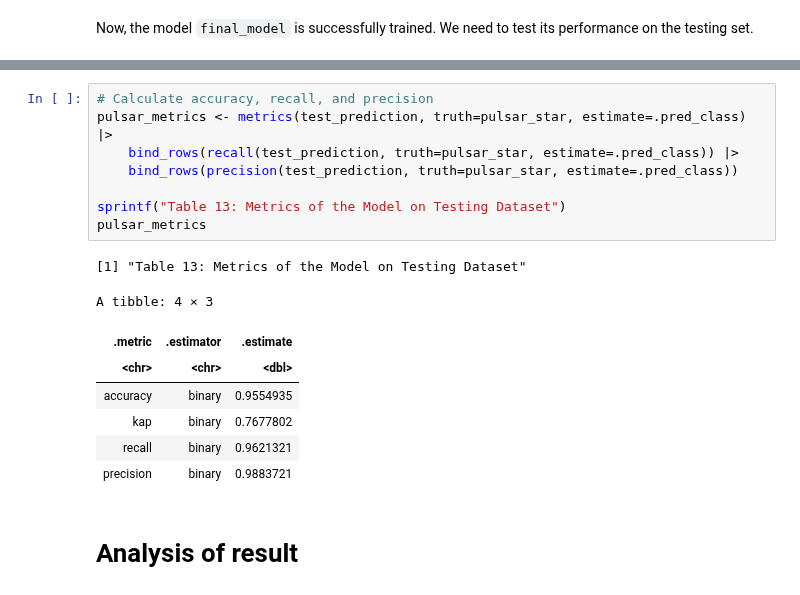
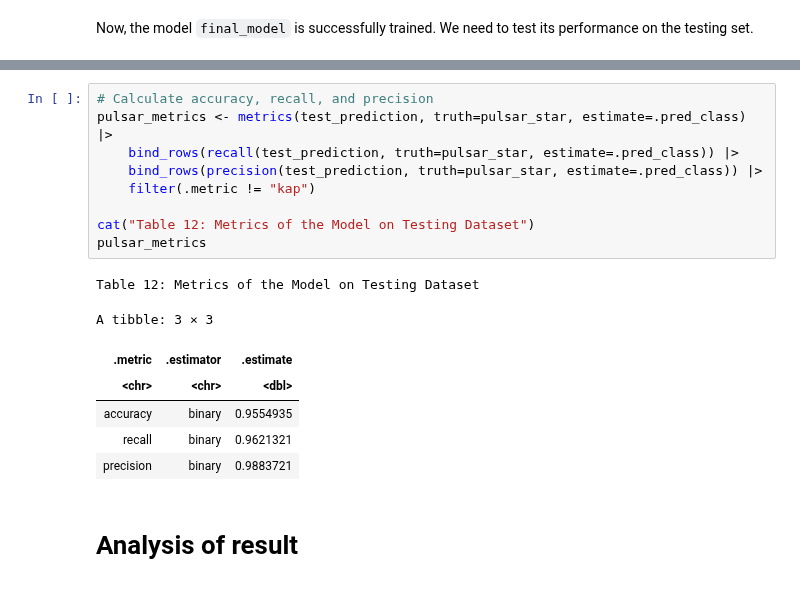
Before and after one commit to Lmh-java/dsci-100-2023w2-group-034, a Jupyter notebook: group_report.ipynb, the cells around one changed output, grey strips where cells are left out. Drawn from its saved outputs; the diff is of its cells as text.

```diff
--- a/group_report.ipynb
+++ b/group_report.ipynb
@@ -370,18 +396,18 @@ Prediction false true
 # %%
 # Calculate accuracy, recall, and precision
 pulsar_metrics <- metrics(test_prediction, truth=pulsar_star, estimate=.pred_class) |>
     bind_rows(recall(test_prediction, truth=pulsar_star, estimate=.pred_class)) |>
-    bind_rows(precision(test_prediction, truth=pulsar_star, estimate=.pred_class))
+    bind_rows(precision(test_prediction, truth=pulsar_star, estimate=.pred_class)) |>
+    filter(.metric != "kap")
 
-sprintf("Table 13: Metrics of the Model on Testing Dataset")
+cat("Table 12: Metrics of the Model on Testing Dataset")
 pulsar_metrics
 # %% [output]
-[1] "Table 13: Metrics of the Model on Testing Dataset"
+Table 12: Metrics of the Model on Testing Dataset
-A tibble: 4 × 3
+A tibble: 3 × 3
 | .metric | .estimator | .estimate |
 | <chr> | <chr> | <dbl> |
 | accuracy | binary | 0.9554935 |
-| kap | binary | 0.7677802 |
 | recall | binary | 0.9621321 |
 | precision | binary | 0.9883721 |
 # %% [markdown]
```
Also changed, not shown: parts of 29 cells of this notebook.
